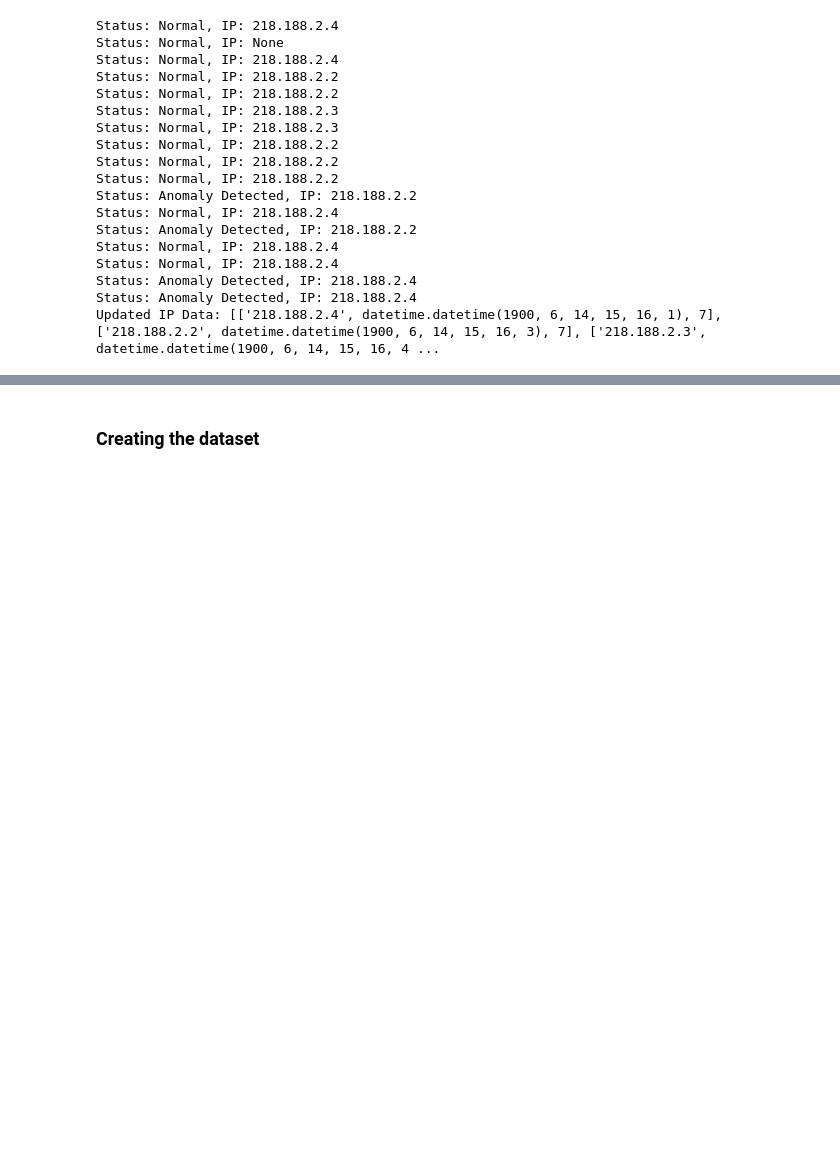
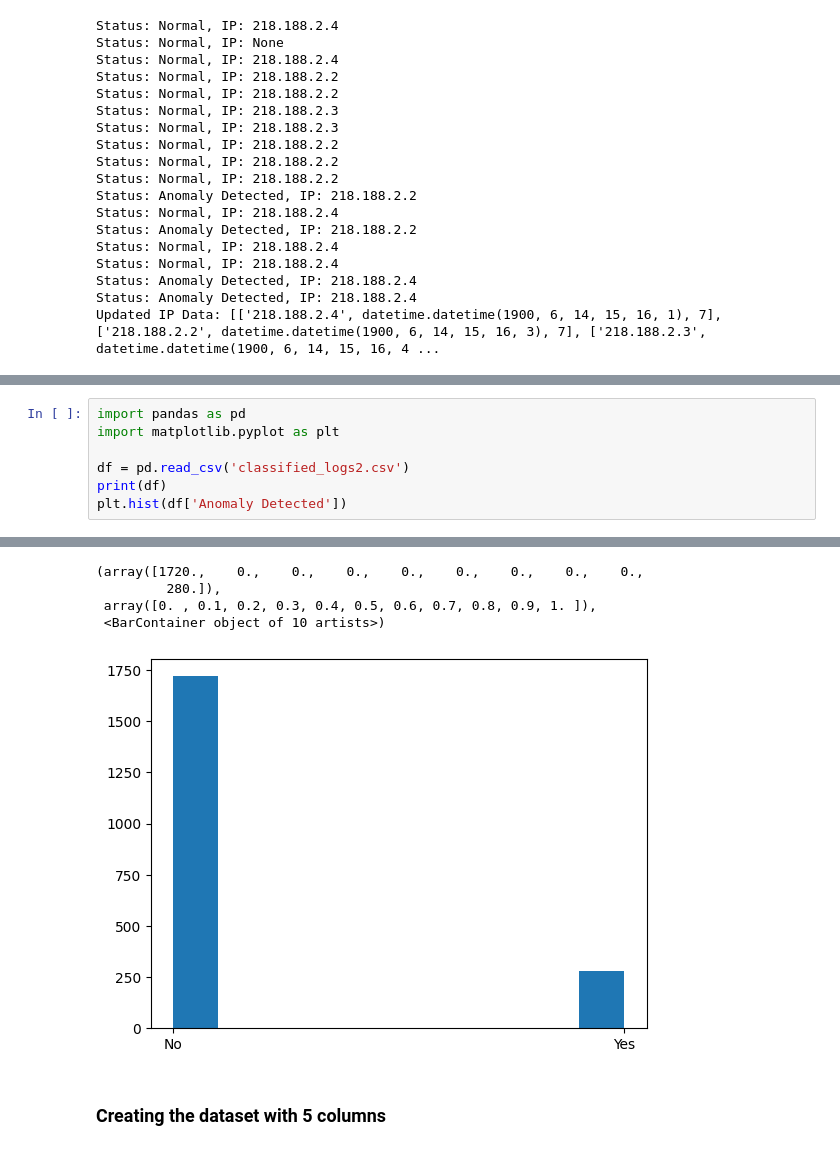
Before and after one commit to Minato-namikaze99/Major-Project-ML-Model, a Jupyter notebook: Rule-Based-Attempt-Indrajit.ipynb, the cells around one changed output, grey strips where cells are left out. Cells and saved outputs as stored; diff of their text form; blank space fills up the shorter version.

Commit message:
Created the dataset with multiple columns

```diff
--- a/Rule-Based-Attempt-Indrajit.ipynb
+++ b/Rule-Based-Attempt-Indrajit.ipynb
@@ -214,0 +303,8 @@ Updated IP Data: [['218.188.2.4', datetime.datetime(1900, 6, 14, 15, 16, 1), 7],
+# %%
+import pandas as pd
+import matplotlib.pyplot as plt
+
+df = pd.read_csv('classified_logs2.csv')
+print(df)
+plt.hist(df['Anomaly Detected'])
+# %% [output]
@@ -215,2 +325,7 @@ Updated IP Data: [['218.188.2.4', datetime.datetime(1900, 6, 14, 15, 16, 1), 7],
+(array([1720.,    0.,    0.,    0.,    0.,    0.,    0.,    0.,    0.,
+         280.]),
+ array([0. , 0.1, 0.2, 0.3, 0.4, 0.5, 0.6, 0.7, 0.8, 0.9, 1. ]),
+ <BarContainer object of 10 artists>)
+[figure, added]
 # %% [markdown]
-### Creating the dataset
+### Creating the dataset with 5 columns
```
Also changed, not shown: parts of 6 cells of this notebook, 2 other files.
